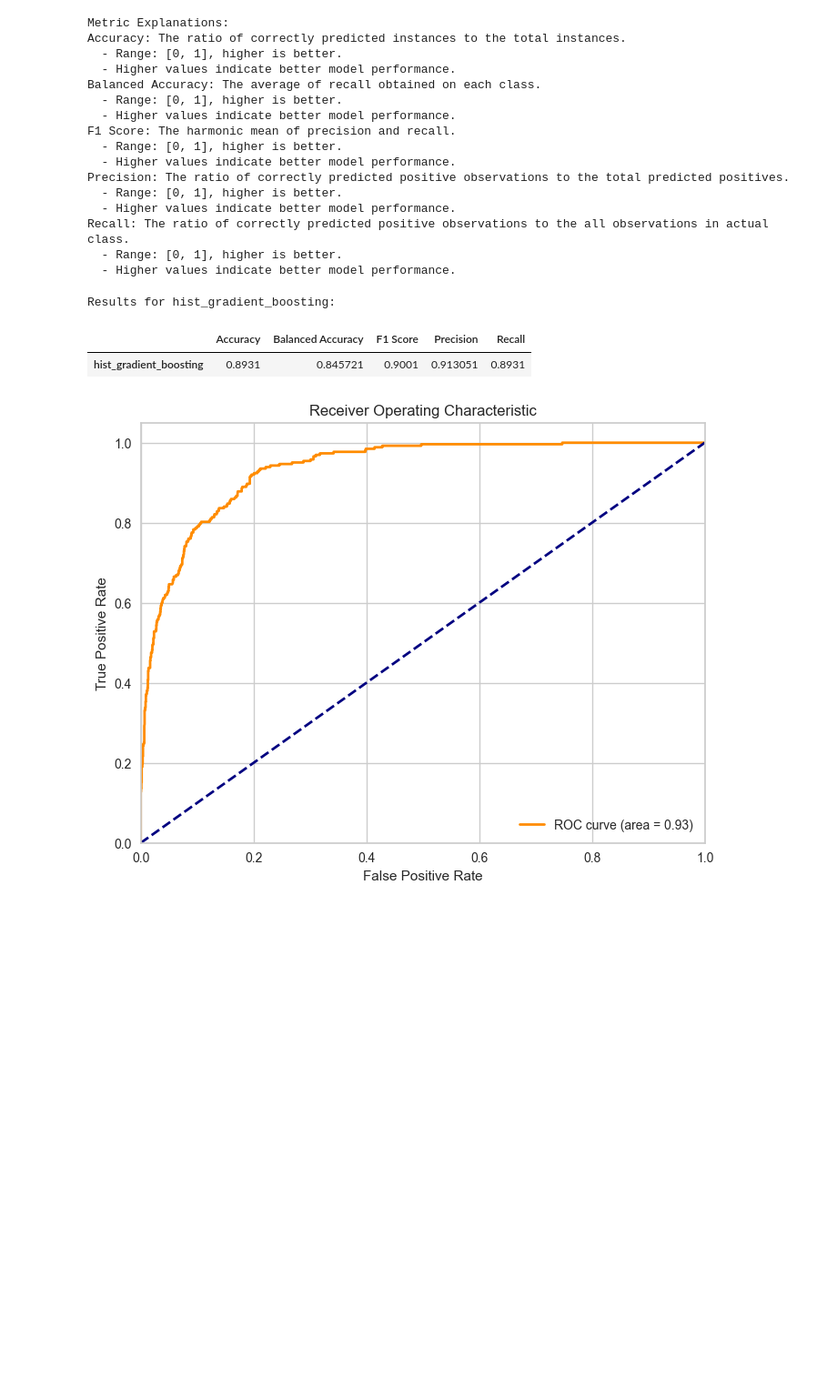
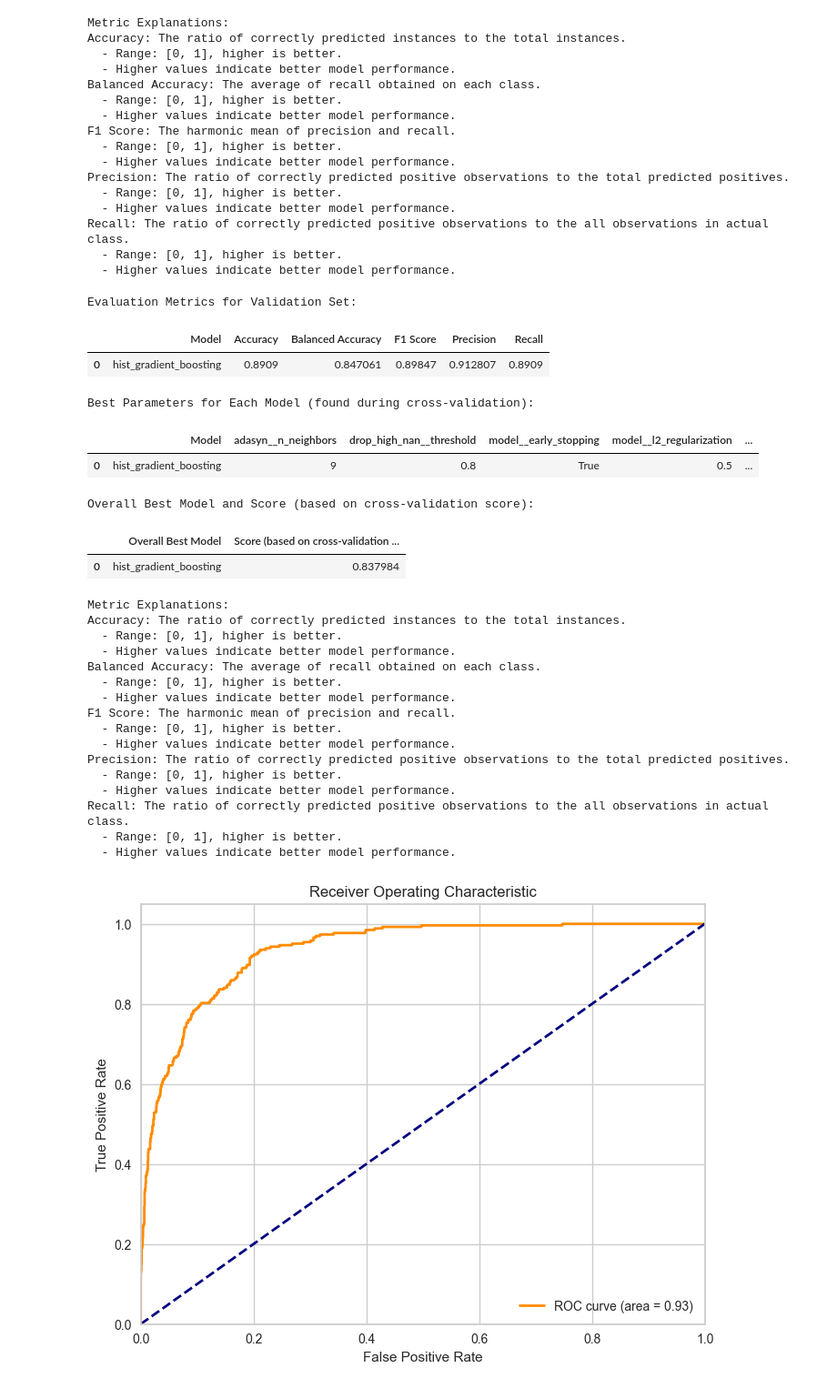
Before and after one commit to DeadNord/customer_churn_classification, a Jupyter notebook: SLChurnClass.ipynb, the cells around one changed output. Shown at 91% size. Cells and saved outputs as stored; diff of their text form; code cells hidden in the pictures; blank space fills up the shorter version.

```diff
--- a/SLChurnClass.ipynb
+++ b/SLChurnClass.ipynb
@@ -331,18 +331,42 @@ Precision: The ratio of correctly predicted positive observations to the total p
 Recall: The ratio of correctly predicted positive observations to the all observations in actual class.
   - Range: [0, 1], higher is better.
   - Higher values indicate better model performance.
-# %%
-# evaluator.validate_on_test(
-#     X_test, y_test, best_models[best_model], best_model_name=best_model
-# )
-
-evaluator.validate_on_test(
-    X, y, best_models[best_model], best_model_name=best_model
-)
-# %% [output]
-Results for hist_gradient_boosting:
-|  | Accuracy | Balanced Accuracy | F1 Score | Precision | Recall |
-| hist_gradient_boosting | 0.8931 | 0.845721 | 0.9001 | 0.913051 | 0.8931 |
+# %%
+evaluator.display_results(
+    X_valid=X,
+    y_valid=y,
+    best_models=best_models_valid,
+    best_params=best_params_valid,
+    best_scores=best_scores_valid,
+    best_model_name=best_model_valid,
+    help_text=True,
+)
+# %% [output]
+Evaluation Metrics for Validation Set:
+|  | Model | Accuracy | Balanced Accuracy | F1 Score | Precision | Recall |
+| 0 | hist_gradient_boosting | 0.8909 | 0.847061 | 0.89847 | 0.912807 | 0.8909 |
+Best Parameters for Each Model (found during cross-validation):
+|  | Model | adasyn__n_neighbors | drop_high_nan__threshold | model__early_stopping | model__l2_regularization | ... |
+| 0 | hist_gradient_boosting | 9 | 0.8 | True | 0.5 | ... |
+Overall Best Model and Score (based on cross-validation score):
+|  | Overall Best Model | Score (based on cross-validation ... |
+| 0 | hist_gradient_boosting | 0.837984 |
+Metric Explanations:
+Accuracy: The ratio of correctly predicted instances to the total instances.
+  - Range: [0, 1], higher is better.
+  - Higher values indicate better model performance.
+Balanced Accuracy: The average of recall obtained on each class.
+  - Range: [0, 1], higher is better.
+  - Higher values indicate better model performance.
+F1 Score: The harmonic mean of precision and recall.
+  - Range: [0, 1], higher is better.
+  - Higher values indicate better model performance.
+Precision: The ratio of correctly predicted positive observations to the total predicted positives.
+  - Range: [0, 1], higher is better.
+  - Higher values indicate better model performance.
+Recall: The ratio of correctly predicted positive observations to the all observations in actual class.
+  - Range: [0, 1], higher is better.
+  - Higher values indicate better model performance.
 # %%
 evaluator.plot_roc_curve(model=best_models[best_model], X_test=X_test, y_test=y_test)
 # %% [output]
```
Also changed, not shown: parts of 5 cells of this notebook.
